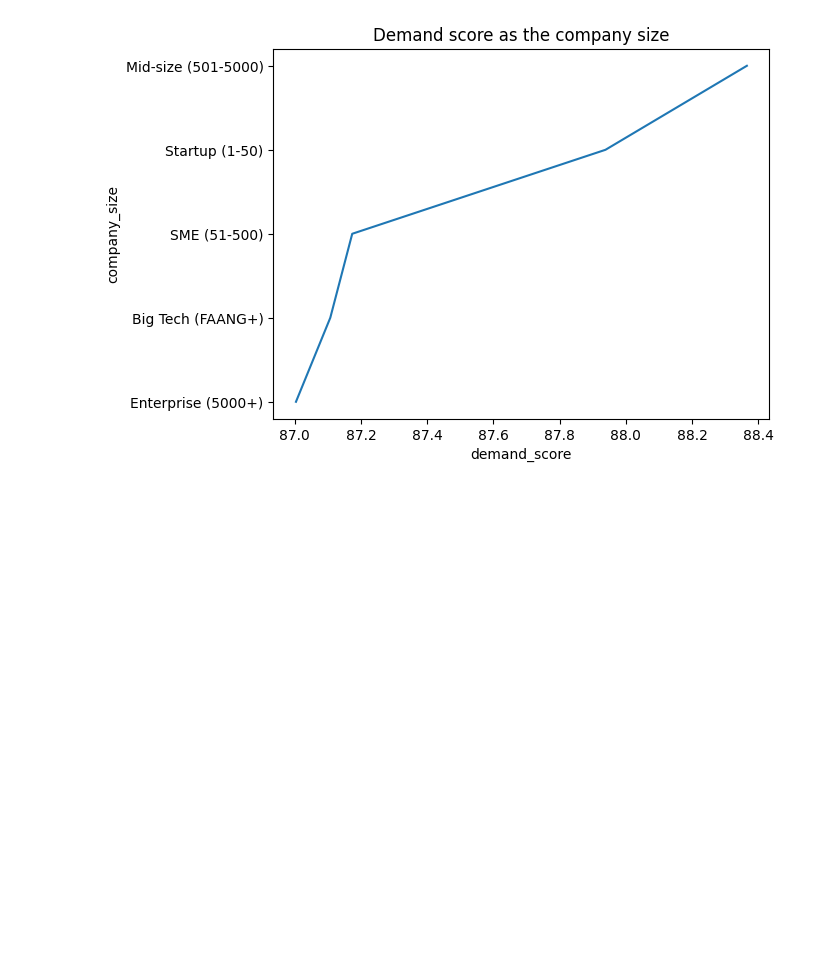
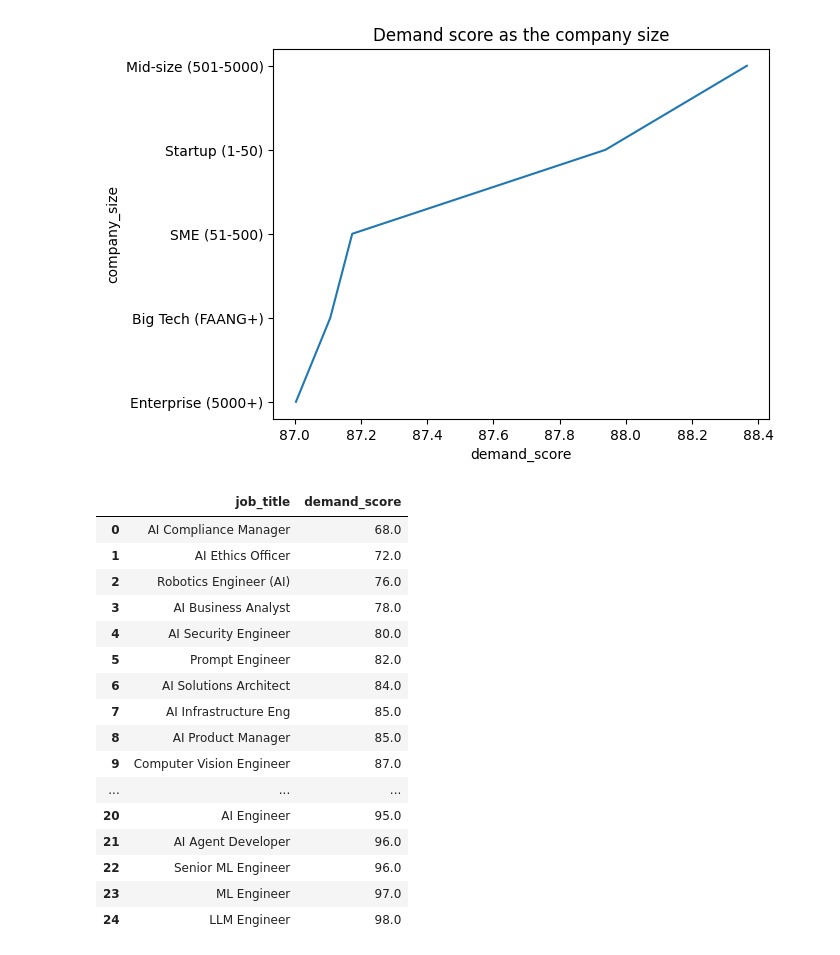
Before and after one commit to ShlokGadhave/AI-Career-Market-Insights, a Jupyter notebook: main.ipynb, the cells around one changed output. Cells and saved outputs as stored; diff of their text form; code cells hidden in the pictures; blank space fills up the shorter version.

```diff
--- a/main.ipynb
+++ b/main.ipynb
@@ -865,3 +865,25 @@ plt.title('Demand score as the company size')
 # %% [output]
 Text(0.5, 1.0, 'Demand score as the company size')
 [figure]
+# %%
+declining_jobs=df.groupby('job_title')['demand_score'].mean().sort_values(ascending=True).reset_index()
+declining_jobs
+# AI Compliance Manager have the most declining jobs
+# %% [output]
+|  | job_title | demand_score |
+| 0 | AI Compliance Manager | 68.0 |
+| 1 | AI Ethics Officer | 72.0 |
+| 2 | Robotics Engineer (AI) | 76.0 |
+| 3 | AI Business Analyst | 78.0 |
+| 4 | AI Security Engineer | 80.0 |
+| 5 | Prompt Engineer | 82.0 |
+| 6 | AI Solutions Architect | 84.0 |
+| 7 | AI Infrastructure Eng | 85.0 |
+| 8 | AI Product Manager | 85.0 |
+| 9 | Computer Vision Engineer | 87.0 |
+| ... | ... | ... |
+| 20 | AI Engineer | 95.0 |
+| 21 | AI Agent Developer | 96.0 |
+| 22 | Senior ML Engineer | 96.0 |
+| 23 | ML Engineer | 97.0 |
+| 24 | LLM Engineer | 98.0 |
```
Also changed, not shown: parts of 3 cells of this notebook.
